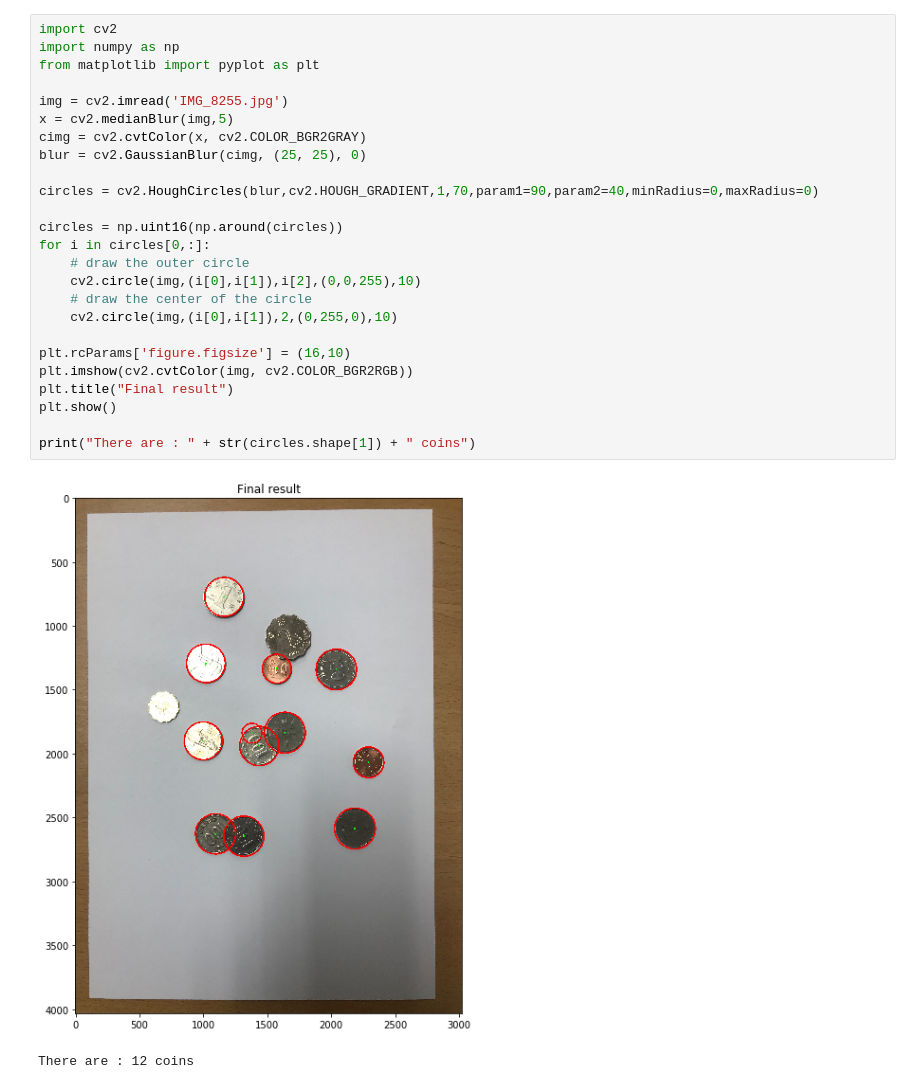
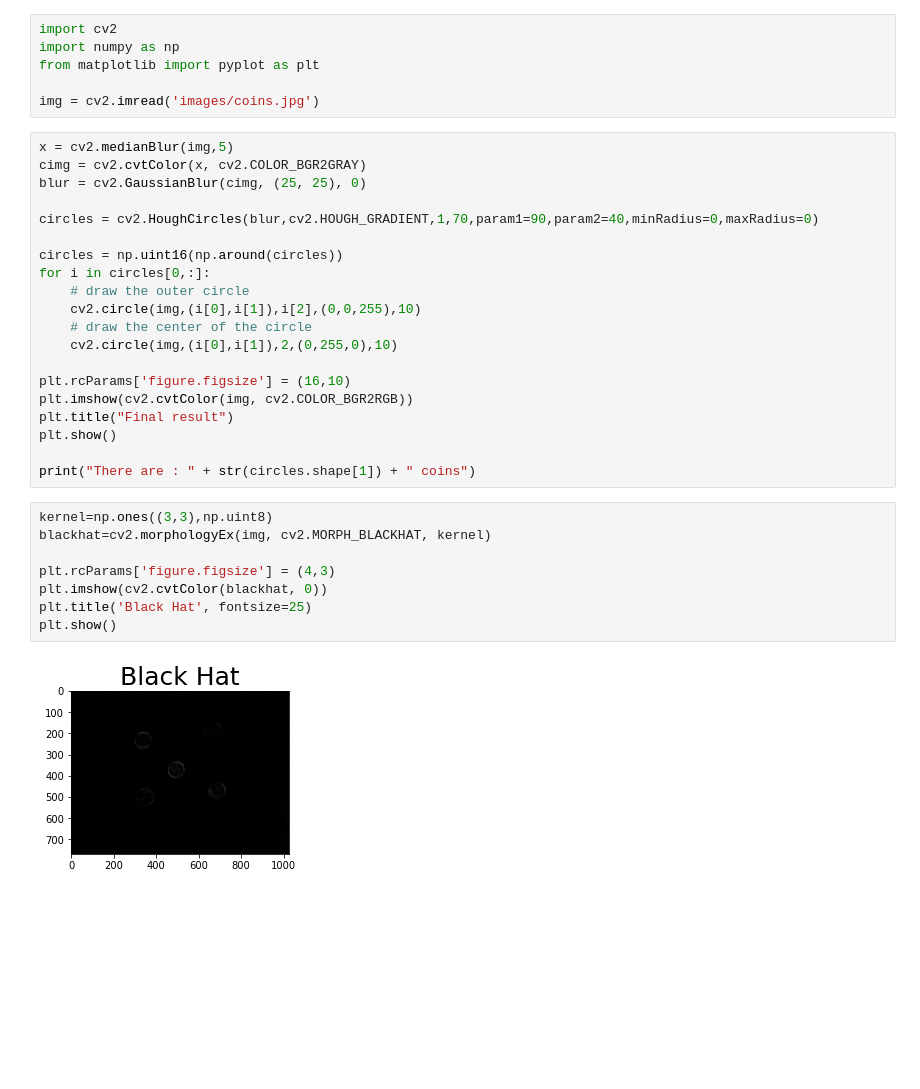
Before and after one commit to Isaac009/DigitalImageProcessing2021, a Jupyter notebook: Digital-Image-Processing-main/Homeworks/Homework 4.ipynb, the cells around one changed output. Drawn from its saved outputs; the diff is of its cells as text; blank space fills up the shorter version.

```diff
--- a/Digital-Image-Processing-main/Homeworks/Homework 4.ipynb
+++ b/Digital-Image-Processing-main/Homeworks/Homework 4.ipynb
@@ -1,9 +1,10 @@
+# %%
+import cv2
+import numpy as np
+from matplotlib import pyplot as plt
+
+img = cv2.imread('images/coins.jpg')
 # %%
-import cv2
-import numpy as np
-from matplotlib import pyplot as plt
-
-img = cv2.imread('IMG_8255.jpg')
 x = cv2.medianBlur(img,5)
 cimg = cv2.cvtColor(x, cv2.COLOR_BGR2GRAY)
 blur = cv2.GaussianBlur(cimg, (25, 25), 0)
@@ -23,6 +24,13 @@ plt.title("Final result")
 plt.show()
 
 print("There are : " + str(circles.shape[1]) + " coins")
-# %% [output]
-[figure, removed]
-There are : 12 coins
+# %%
+kernel=np.ones((3,3),np.uint8)
+blackhat=cv2.morphologyEx(img, cv2.MORPH_BLACKHAT, kernel)
+
+plt.rcParams['figure.figsize'] = (4,3)
+plt.imshow(cv2.cvtColor(blackhat, 0))
+plt.title('Black Hat', fontsize=25)
+plt.show()
+# %% [output]
+[figure, added]
```
Also changed, not shown: parts of 3 cells of this notebook, 10 other files.
